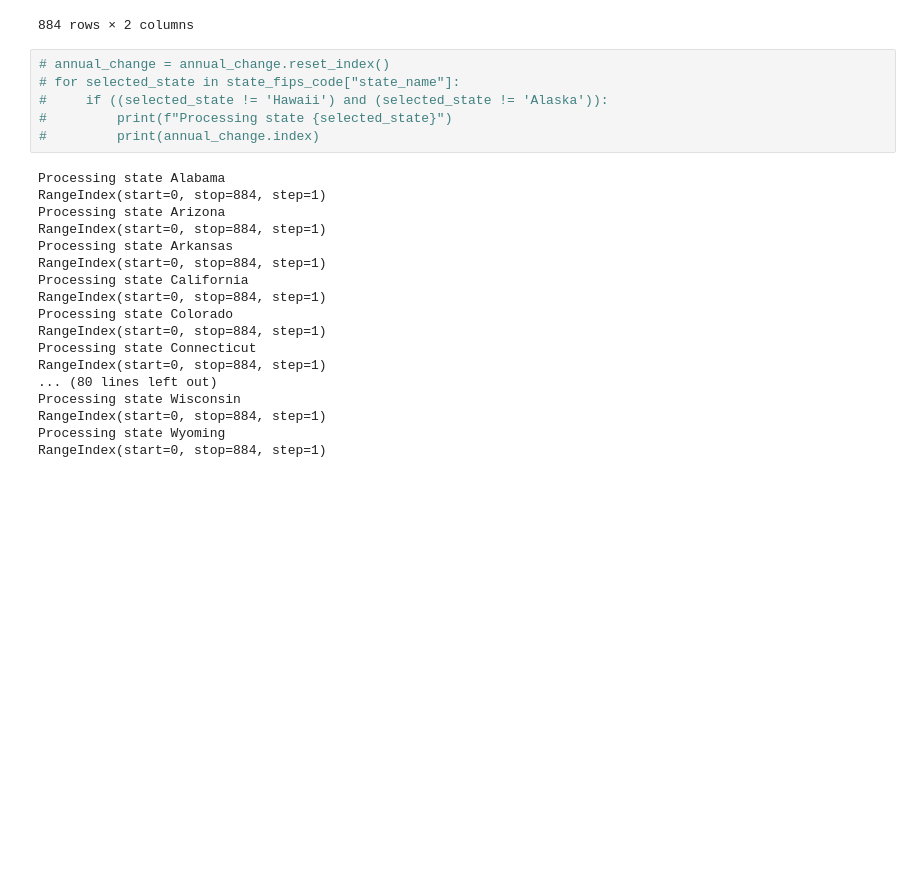
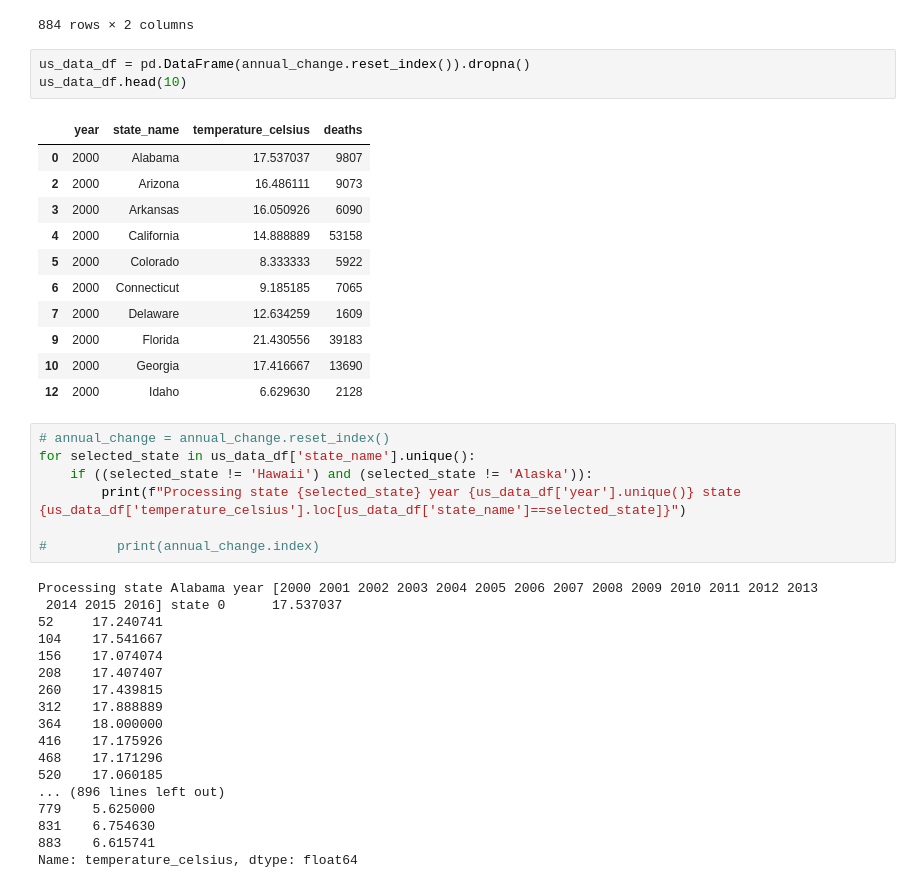
Before and after one commit to skesamsetty/Analysis-on-Mortality-Rate-with-Cause-a-as-Cancer-due-to-Climate-Changes, a Jupyter notebook: notebooks/all_states_data_analyzer.ipynb, the cells around one changed output. Drawn from its saved outputs; the diff is of its cells as text; blank space fills up the shorter version.

```diff
--- a/notebooks/all_states_data_analyzer.ipynb
+++ b/notebooks/all_states_data_analyzer.ipynb
@@ -156,28 +140,44 @@ annual_change
 |  | Wisconsin | 7.884259 | 11498 |
 |  | Wyoming | 6.615741 | 962 |
 884 rows × 2 columns
+# %%
+us_data_df = pd.DataFrame(annual_change.reset_index()).dropna()
+us_data_df.head(10)
+# %% [output]
+|  | year | state_name | temperature_celsius | deaths |
+| 0 | 2000 | Alabama | 17.537037 | 9807 |
+| 2 | 2000 | Arizona | 16.486111 | 9073 |
+| 3 | 2000 | Arkansas | 16.050926 | 6090 |
+| 4 | 2000 | California | 14.888889 | 53158 |
+| 5 | 2000 | Colorado | 8.333333 | 5922 |
+| 6 | 2000 | Connecticut | 9.185185 | 7065 |
+| 7 | 2000 | Delaware | 12.634259 | 1609 |
+| 9 | 2000 | Florida | 21.430556 | 39183 |
+| 10 | 2000 | Georgia | 17.416667 | 13690 |
+| 12 | 2000 | Idaho | 6.629630 | 2128 |
 # %%
 # annual_change = annual_change.reset_index()
-# for selected_state in state_fips_code["state_name"]:
-#     if ((selected_state != 'Hawaii') and (selected_state != 'Alaska')):
-#         print(f"Processing state {selected_state}")
+for selected_state in us_data_df['state_name'].unique():
+    if ((selected_state != 'Hawaii') and (selected_state != 'Alaska')):
+        print(f"Processing state {selected_state} year {us_data_df['year'].unique()} state {us_data_df['temperature_celsius'].loc[us_data_df['state_name']==selected_state]}")
+
 #         print(annual_change.index)
 # %% [output]
-Processing state Alabama
-RangeIndex(start=0, stop=884, step=1)
-Processing state Arizona
-RangeIndex(start=0, stop=884, step=1)
-Processing state Arkansas
-RangeIndex(start=0, stop=884, step=1)
-Processing state California
-RangeIndex(start=0, stop=884, step=1)
-Processing state Colorado
-RangeIndex(start=0, stop=884, step=1)
-Processing state Connecticut
-RangeIndex(start=0, stop=884, step=1)
-... (80 lines left out)
-Processing state Wisconsin
-RangeIndex(start=0, stop=884, step=1)
-Processing state Wyoming
-RangeIndex(start=0, stop=884, step=1)
+Processing state Alabama year [2000 2001 2002 2003 2004 2005 2006 2007 2008 2009 2010 2011 2012 2013
+ 2014 2015 2016] state 0      17.537037
+52     17.240741
+104    17.541667
+156    17.074074
+208    17.407407
+260    17.439815
+312    17.888889
+364    18.000000
+416    17.175926
+468    17.171296
+520    17.060185
+... (896 lines left out)
+779    5.625000
+831    6.754630
+883    6.615741
+Name: temperature_celsius, dtype: float64
 # %%
```
Also changed, not shown: parts of 2 cells of this notebook, 41 other files.
